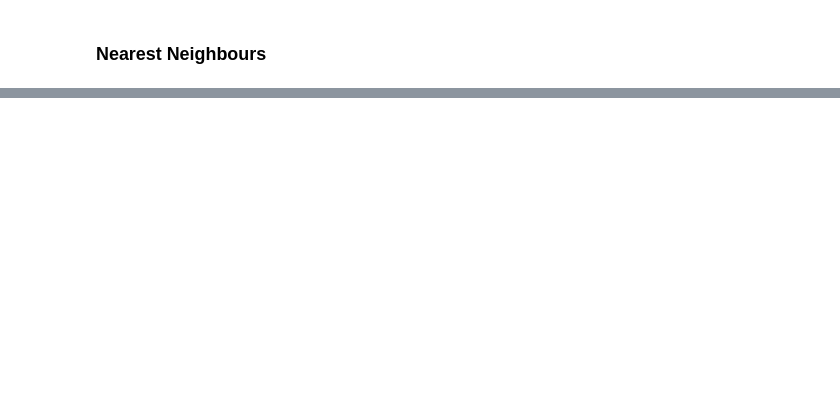
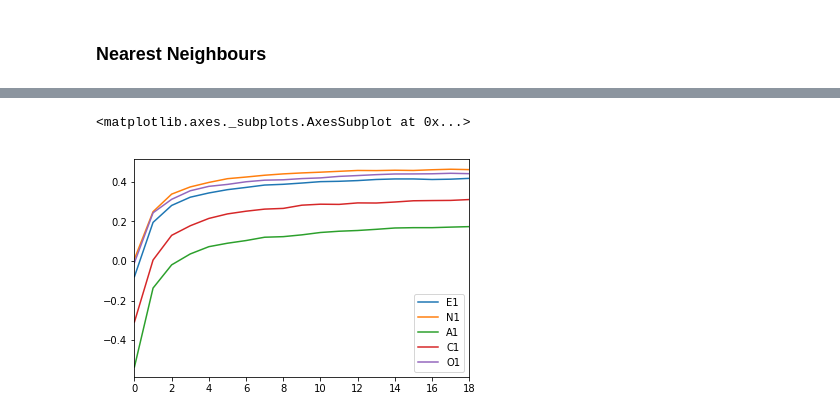
Before and after one commit to rorycochrane/Big5PersonalityModel, a Jupyter notebook: 3_Predicting_Answers_From_Other_Answers.ipynb, the cells around one changed output, grey strips where cells are left out. Drawn from its saved outputs; the diff is of its cells as text; code cells hidden in the pictures; blank space fills up the shorter version.

```diff
--- a/3_Predicting_Answers_From_Other_Answers.ipynb
+++ b/3_Predicting_Answers_From_Other_Answers.ipynb
@@ -80,0 +125,6 @@ plt.plot(neighbours_test)
+# %%
+neighbours_test.columns = ys
+neighbours_test.plot()
+# %% [output]
+<matplotlib.axes._subplots.AxesSubplot at 0x...>
+[figure, added]
```
Also changed, not shown: parts of 19 cells of this notebook.
